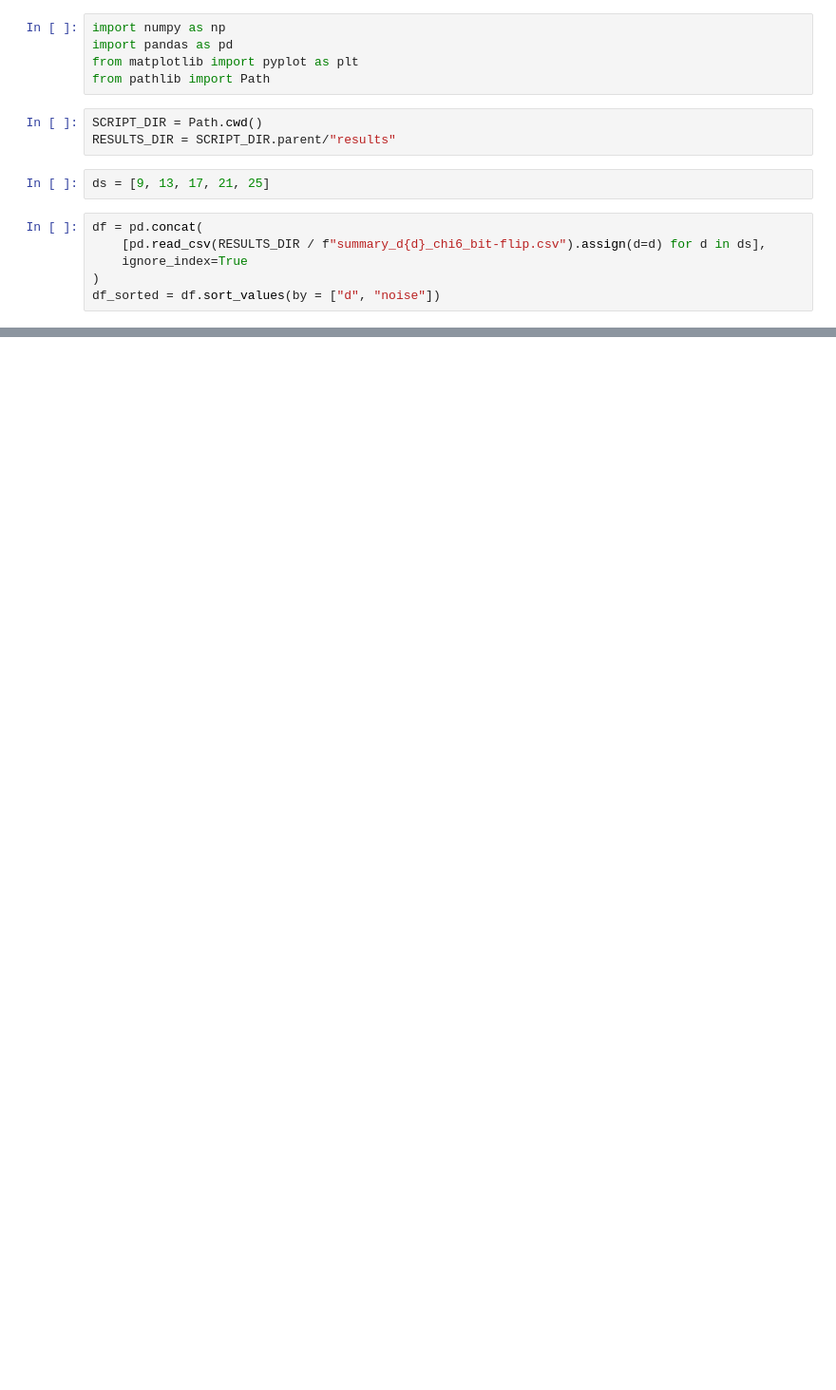
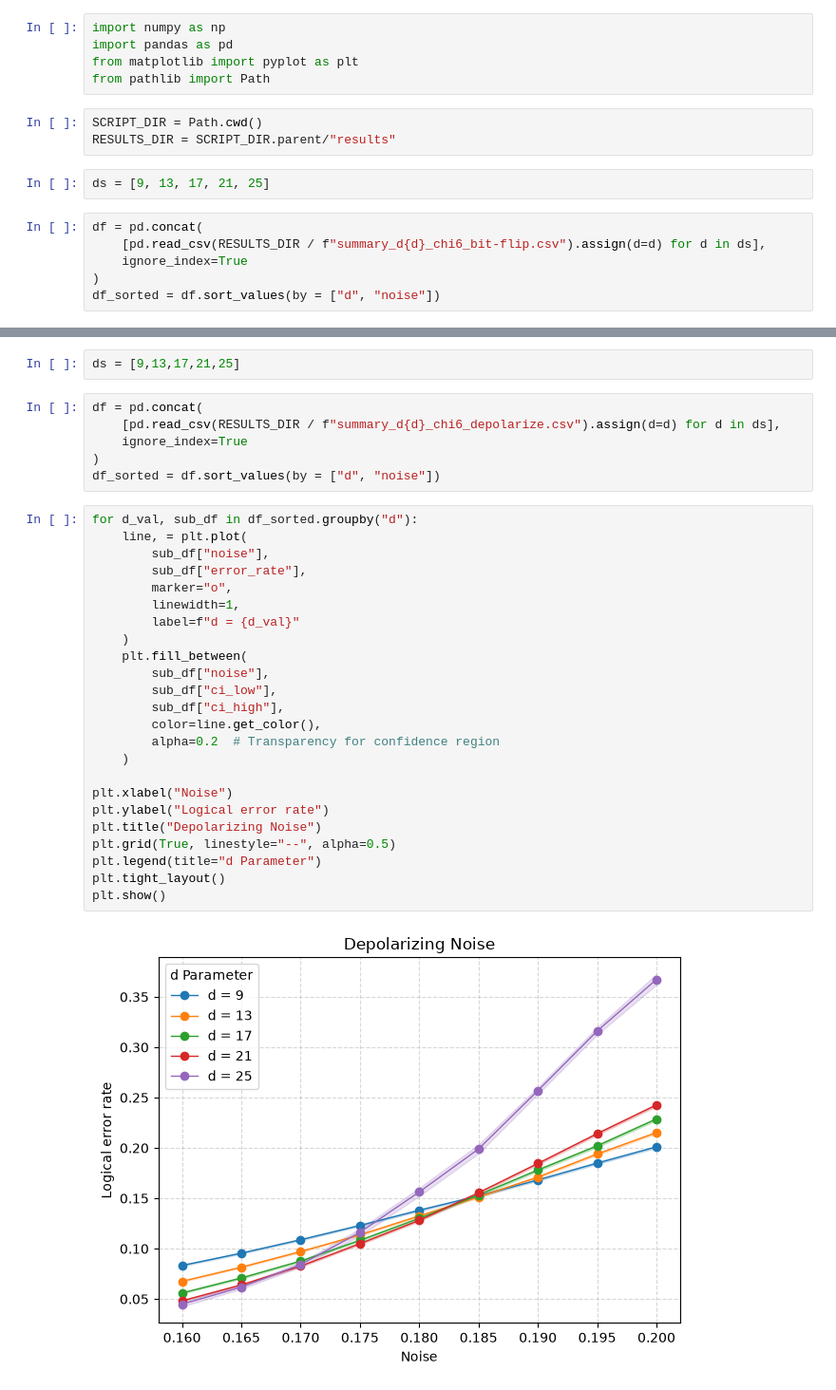
Before and after one commit to sou-27/Tensor-Network-Decoder, a Jupyter notebook: Run_scripts/analyse_thresholds.ipynb, the cells around one changed output, grey strips where cells are left out. Shown at 95% size. Drawn from its saved outputs; the diff is of its cells as text; blank space fills up the shorter version.

```diff
--- a/Run_scripts/analyse_thresholds.ipynb
+++ b/Run_scripts/analyse_thresholds.ipynb
@@ -42,0 +43,34 @@ plt.show()
+# %%
+ds = [9,13,17,21,25]
+# %%
+df = pd.concat(
+    [pd.read_csv(RESULTS_DIR / f"summary_d{d}_chi6_depolarize.csv").assign(d=d) for d in ds],
+    ignore_index=True
+)
+df_sorted = df.sort_values(by = ["d", "noise"])
+# %%
+for d_val, sub_df in df_sorted.groupby("d"):
+    line, = plt.plot(
+        sub_df["noise"],
+        sub_df["error_rate"],
+        marker="o",
+        linewidth=1,
+        label=f"d = {d_val}"
+    )
+    plt.fill_between(
+        sub_df["noise"],
+        sub_df["ci_low"],
+        sub_df["ci_high"],
+        color=line.get_color(),
+        alpha=0.2  # Transparency for confidence region
+    )
+
+plt.xlabel("Noise")
+plt.ylabel("Logical error rate")
+plt.title("Depolarizing Noise")
+plt.grid(True, linestyle="--", alpha=0.5)
+plt.legend(title="d Parameter")
+plt.tight_layout()
+plt.show()
+# %% [output]
+[figure, added]
```
Also changed, not shown: parts of 1 cell of this notebook, 12 other files.
